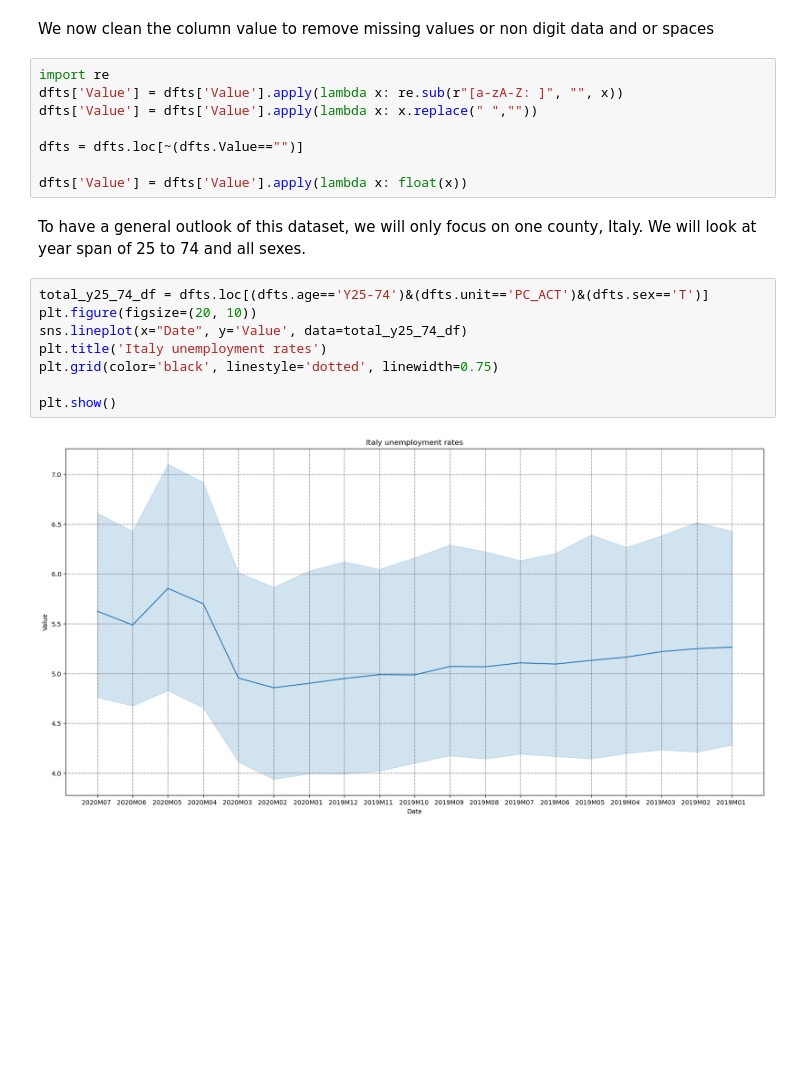
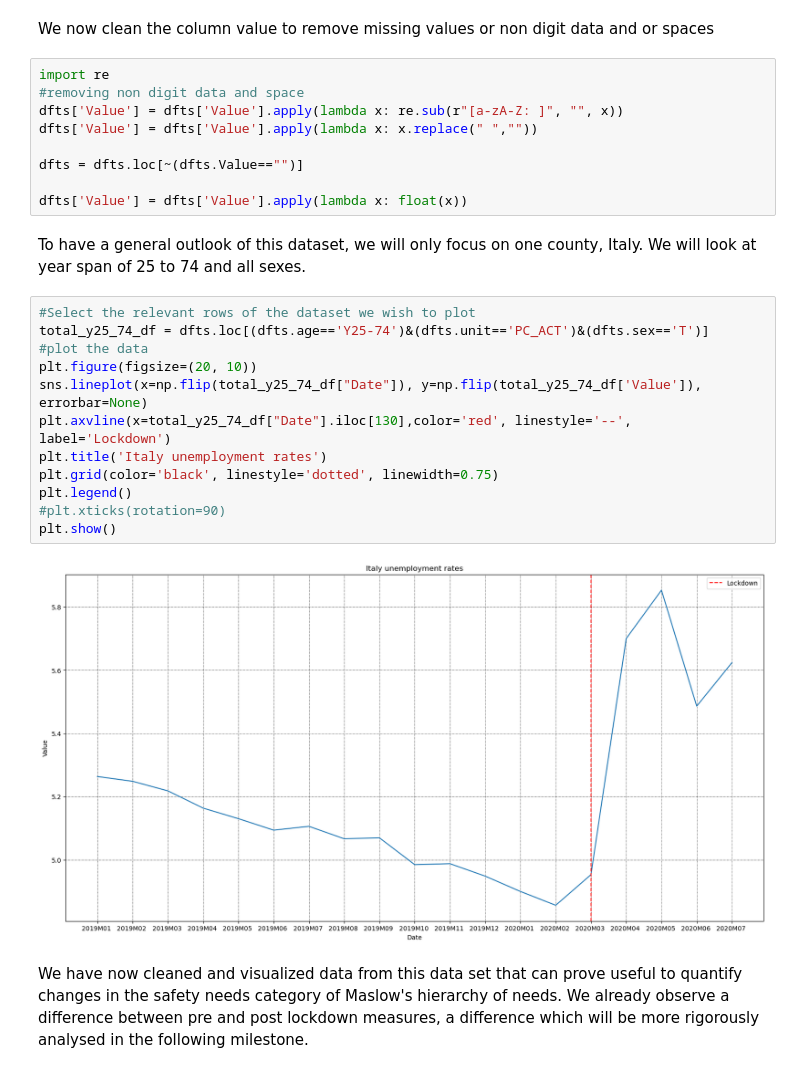
Before and after one commit to epfl-ada/ada-2023-project-bobeast, a Jupyter notebook: Milestone_P2.ipynb, the cells around one changed output. Saved outputs shown, nothing was run; the diff lists cells and outputs as text; blank space fills up the shorter version.

Commit message:
final changes for EU dataset

```diff
--- a/Milestone_P2.ipynb
+++ b/Milestone_P2.ipynb
@@ -109,6 +113,7 @@ dfts.head()
 We now clean the column value to remove missing values or non digit data and or spaces
 # %%
 import re
+#removing non digit data and space
 dfts['Value'] = dfts['Value'].apply(lambda x: re.sub(r"[a-zA-Z: ]", "", x))
 dfts['Value'] = dfts['Value'].apply(lambda x: x.replace(" ",""))
 
@@ -118,12 +123,18 @@ dfts['Value'] = dfts['Value'].apply(lambda x: float(x))
 # %% [markdown]
 To have a general outlook of this dataset, we will only focus on one county, Italy. We will look at year span of 25 to 74 and all sexes.
 # %%
+#Select the relevant rows of the dataset we wish to plot
 total_y25_74_df = dfts.loc[(dfts.age=='Y25-74')&(dfts.unit=='PC_ACT')&(dfts.sex=='T')]
+#plot the data
 plt.figure(figsize=(20, 10))
-sns.lineplot(x="Date", y='Value', data=total_y25_74_df)
+sns.lineplot(x=np.flip(total_y25_74_df["Date"]), y=np.flip(total_y25_74_df['Value']), errorbar=None)
+plt.axvline(x=total_y25_74_df["Date"].iloc[130],color='red', linestyle='--', label='Lockdown')
 plt.title('Italy unemployment rates')
 plt.grid(color='black', linestyle='dotted', linewidth=0.75)
-
+plt.legend()
+#plt.xticks(rotation=90)
 plt.show()
 # %% [output]
-[figure, old version]
+[figure, new version]
+# %% [markdown]
+We have now cleaned and visualized data from this data set that can prove useful to quantify changes in the safety needs category of Maslow's hierarchy of needs. We already observe a difference between pre and post lockdown measures, a difference which will be more rigorously analysed in the following milestone.
```
Also changed, not shown: parts of 3 cells of this notebook.
